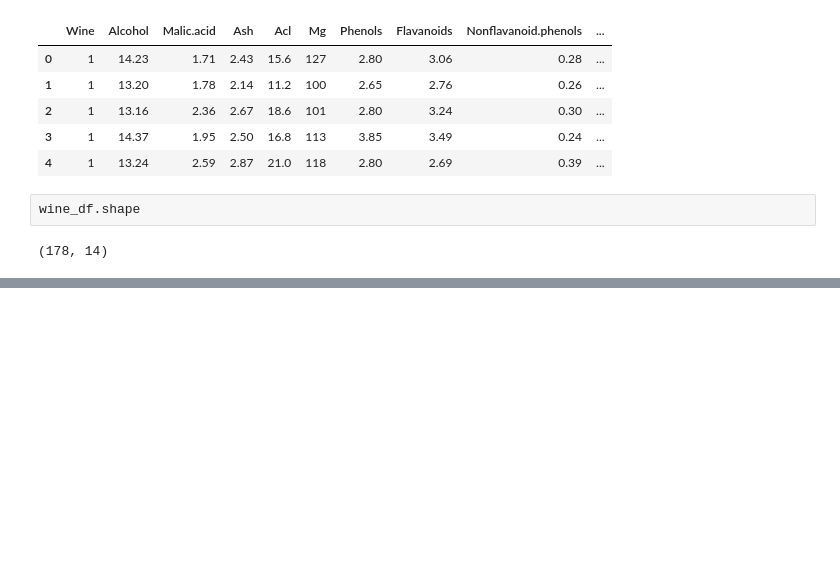
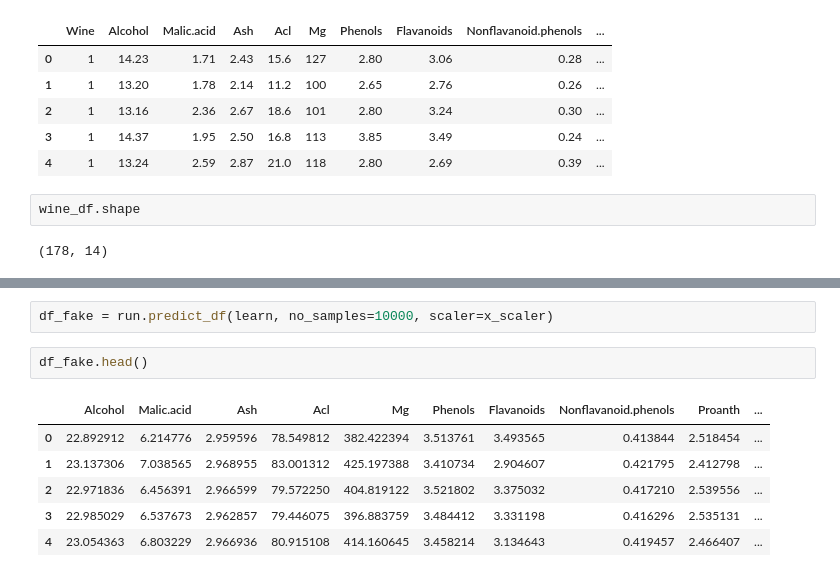
Before and after one commit to rgesteve/pytorchetude, a Jupyter notebook: SimpleTabular.ipynb, the cells around one changed output, grey strips where cells are left out. Saved outputs shown, nothing was run; the diff lists cells and outputs as text; blank space fills up the shorter version.

```diff
--- a/SimpleTabular.ipynb
+++ b/SimpleTabular.ipynb
@@ -54,0 +149,11 @@ wine_df.shape
+# %%
+df_fake = run.predict_df(learn, no_samples=10000, scaler=x_scaler)
+# %%
+df_fake.head()
+# %% [output]
+|  | Alcohol | Malic.acid | Ash | Acl | Mg | Phenols | Flavanoids | Nonflavanoid.phenols | Proanth | ... |
+| 0 | 22.892912 | 6.214776 | 2.959596 | 78.549812 | 382.422394 | 3.513761 | 3.493565 | 0.413844 | 2.518454 | ... |
+| 1 | 23.137306 | 7.038565 | 2.968955 | 83.001312 | 425.197388 | 3.410734 | 2.904607 | 0.421795 | 2.412798 | ... |
+| 2 | 22.971836 | 6.456391 | 2.966599 | 79.572250 | 404.819122 | 3.521802 | 3.375032 | 0.417210 | 2.539556 | ... |
+| 3 | 22.985029 | 6.537673 | 2.962857 | 79.446075 | 396.883759 | 3.484412 | 3.331198 | 0.416296 | 2.535131 | ... |
+| 4 | 23.054363 | 6.803229 | 2.966936 | 80.915108 | 414.160645 | 3.458214 | 3.134643 | 0.419457 | 2.466407 | ... |
```
Also changed, not shown: parts of 21 cells of this notebook.
